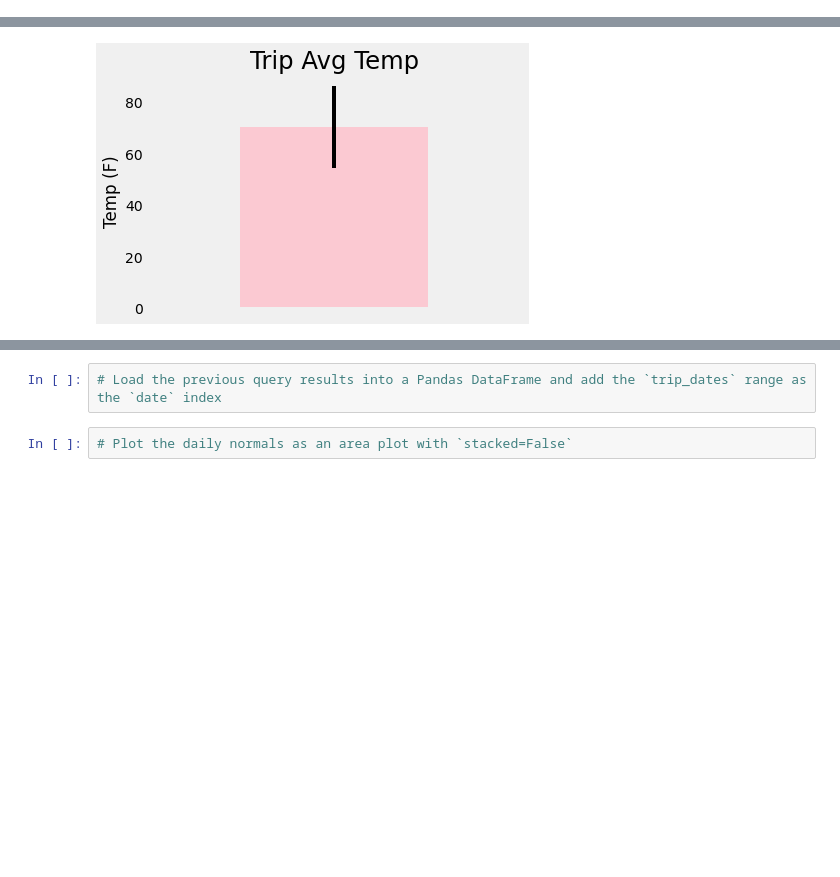
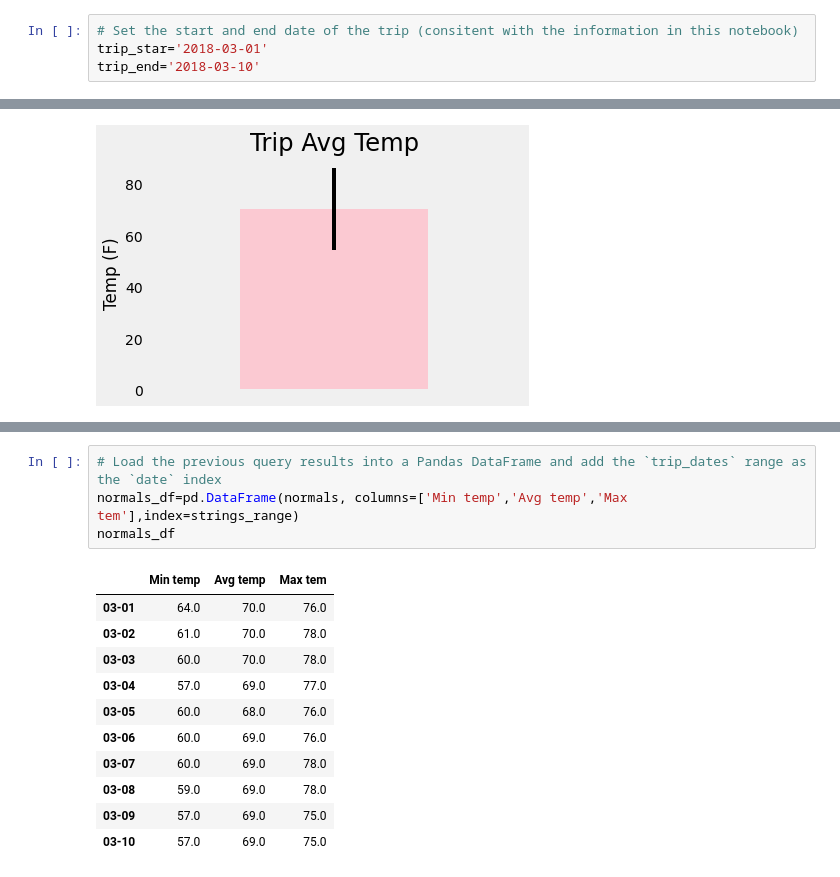
Before and after one commit to raciv65/SQLALCHEMY-Challenge, a Jupyter notebook: climate_starter.ipynb, the cells around one changed output, grey strips where cells are left out. Drawn from its saved outputs; the diff is of its cells as text; blank space fills up the shorter version.

```diff
--- a/climate_starter.ipynb
+++ b/climate_starter.ipynb
@@ -17,6 +17,10 @@ import sqlalchemy
 from sqlalchemy.ext.automap import automap_base
 from sqlalchemy.orm import Session
 from sqlalchemy import create_engine, func, inspect
+# %%
+# Set the start and end date of the trip (consitent with the information in this notebook)
+trip_star='2018-03-01'
+trip_end='2018-03-10'
 # %% [markdown]
 # Reflect Tables into SQLAlchemy ORM
 # %%
@@ -440,4 +485,16 @@ daily_normals("01-01")
 # %%
 # Load the previous query results into a Pandas DataFrame and add the `trip_dates` range as the `date` index
+normals_df=pd.DataFrame(normals, columns=['Min temp','Avg temp','Max tem'],index=strings_range)
+normals_df
+# %% [output]
+|  | Min temp | Avg temp | Max tem |
+| 03-01 | 64.0 | 70.0 | 76.0 |
+| 03-02 | 61.0 | 70.0 | 78.0 |
+| 03-03 | 60.0 | 70.0 | 78.0 |
+| 03-04 | 57.0 | 69.0 | 77.0 |
+| 03-05 | 60.0 | 68.0 | 76.0 |
+| 03-06 | 60.0 | 69.0 | 76.0 |
+| 03-07 | 60.0 | 69.0 | 78.0 |
+| 03-08 | 59.0 | 69.0 | 78.0 |
+| 03-09 | 57.0 | 69.0 | 75.0 |
+| 03-10 | 57.0 | 69.0 | 75.0 |
-# %%
-# Plot the daily normals as an area plot with `stacked=False`
```
Also changed, not shown: parts of 7 cells of this notebook.
